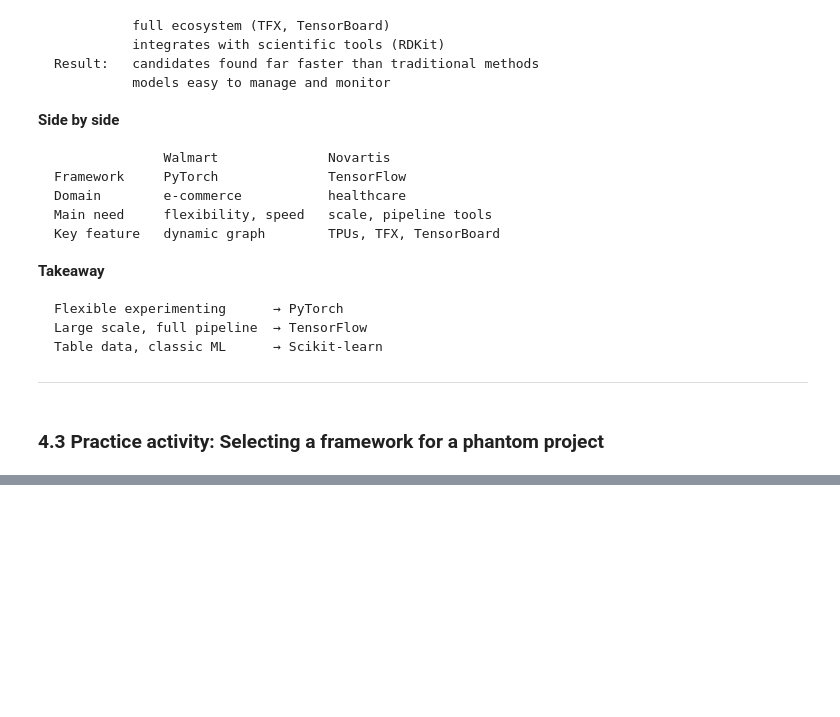
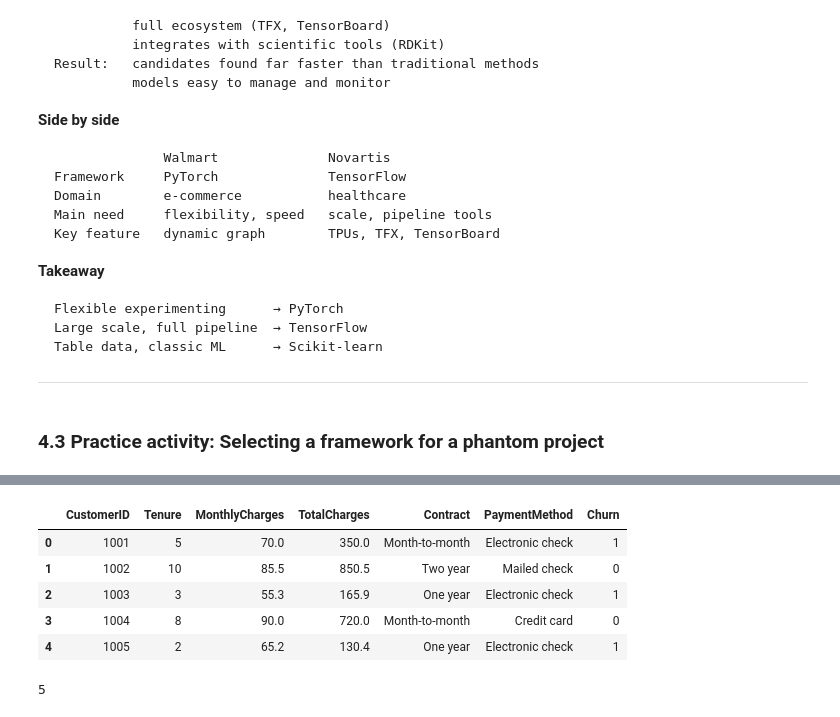
Before and after one commit to Eakempreet/microsoft-ai-ml-engineering, a Jupyter notebook: 01-foundations-of-ai-ml/module_3/ ML_frameworks_and_libraries.ipynb, the cells around one changed output, grey strips where cells are left out. Saved outputs shown, nothing was run; the diff lists cells and outputs as text; code cells hidden in the pictures; blank space fills up the shorter version.

```diff
--- a/01-foundations-of-ai-ml/module_3/ ML_frameworks_and_libraries.ipynb
+++ b/01-foundations-of-ai-ml/module_3/ ML_frameworks_and_libraries.ipynb
@@ -1756,0 +1805,17 @@ PyTorch is more flexible for rapid experimentation. This is acceptable because a
+# %%
+# Loading dataset
+DATA_PATH = "/mnt/d/Eakem/microsoft-ai-ml-engineering/01-foundations-of-ai-ml/module_3/Customer_Churn_Prediction/Customer_Churn _Prediction_Dataset.csv"
+data = pd.read_csv(DATA_PATH)
+
+data
+# %% [output]
+|  | CustomerID | Tenure | MonthlyCharges | TotalCharges | Contract | PaymentMethod | Churn |
+| 0 | 1001 | 5 | 70.0 | 350.0 | Month-to-month | Electronic check | 1 |
+| 1 | 1002 | 10 | 85.5 | 850.5 | Two year | Mailed check | 0 |
+| 2 | 1003 | 3 | 55.3 | 165.9 | One year | Electronic check | 1 |
+| 3 | 1004 | 8 | 90.0 | 720.0 | Month-to-month | Credit card | 0 |
+| 4 | 1005 | 2 | 65.2 | 130.4 | One year | Electronic check | 1 |
+# %%
+print(len(data))
+# %% [output]
+5
```
Also changed, not shown: parts of 21 cells of this notebook, 1 other file.
